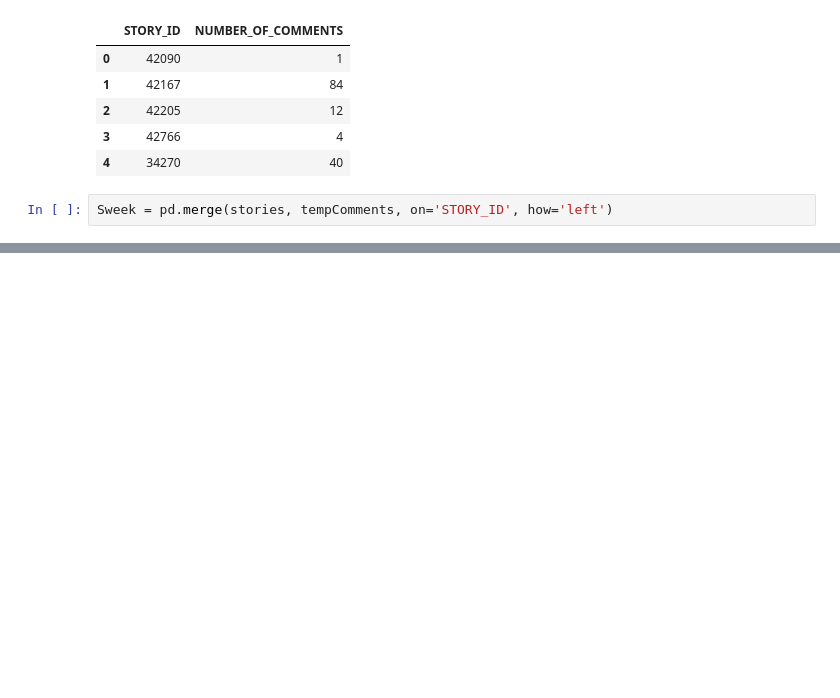
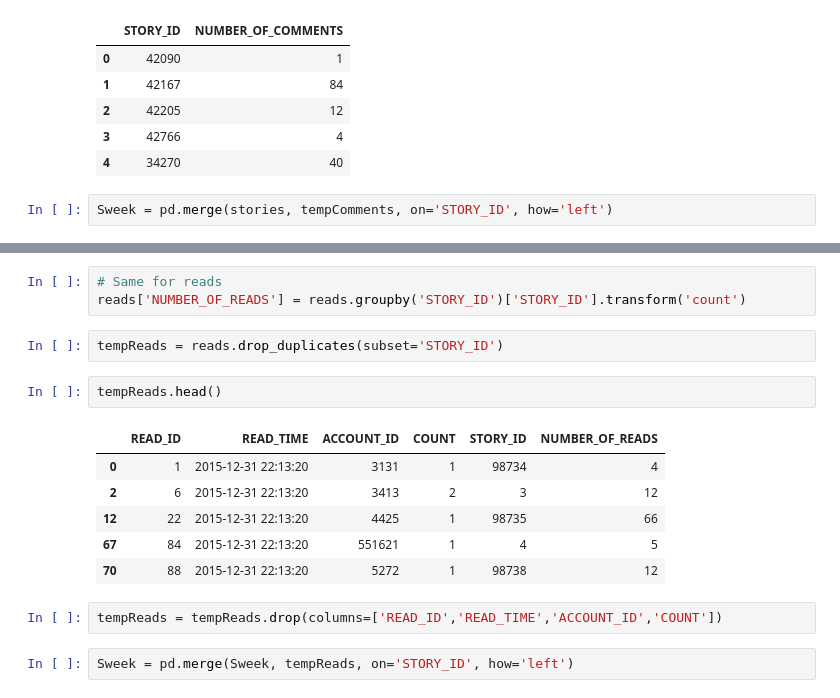
Before and after one commit to denizguzel95/sweek2019-group-2, a Jupyter notebook: Data engineering.ipynb, the cells around one changed output, grey strips where cells are left out. Saved outputs shown, nothing was run; the diff lists cells and outputs as text; blank space fills up the shorter version.

```diff
--- a/Data engineering.ipynb
+++ b/Data engineering.ipynb
@@ -344,3 +326,21 @@ Sweek.head()
 | 2 | 3 | 2016-08-28 02:06:40 | 2016-08-28 02:06:40 | safe | 1.0 | 23.0 | spa | ... |
 | 3 | 4 | 2016-10-04 00:13:20 | 2016-10-04 00:13:20 | safe | 13.0 | 0.0 | spa | ... |
 | 4 | 5 | 2016-10-06 21:40:00 | 2016-10-06 21:40:00 | safe | 0.0 | NaN | spa | ... |
+# %%
+# Same for reads
+reads['NUMBER_OF_READS'] = reads.groupby('STORY_ID')['STORY_ID'].transform('count')
+# %%
+tempReads = reads.drop_duplicates(subset='STORY_ID')
+# %%
+tempReads.head()
+# %% [output]
+|  | READ_ID | READ_TIME | ACCOUNT_ID | COUNT | STORY_ID | NUMBER_OF_READS |
+| 0 | 1 | 2015-12-31 22:13:20 | 3131 | 1 | 98734 | 4 |
+| 2 | 6 | 2015-12-31 22:13:20 | 3413 | 2 | 3 | 12 |
+| 12 | 22 | 2015-12-31 22:13:20 | 4425 | 1 | 98735 | 66 |
+| 67 | 84 | 2015-12-31 22:13:20 | 551621 | 1 | 4 | 5 |
+| 70 | 88 | 2015-12-31 22:13:20 | 5272 | 1 | 98738 | 12 |
+# %%
+tempReads = tempReads.drop(columns=['READ_ID','READ_TIME','ACCOUNT_ID','COUNT'])
+# %%
+Sweek = pd.merge(Sweek, tempReads, on='STORY_ID', how='left')
```
Also changed, not shown: parts of 10 cells of this notebook.
